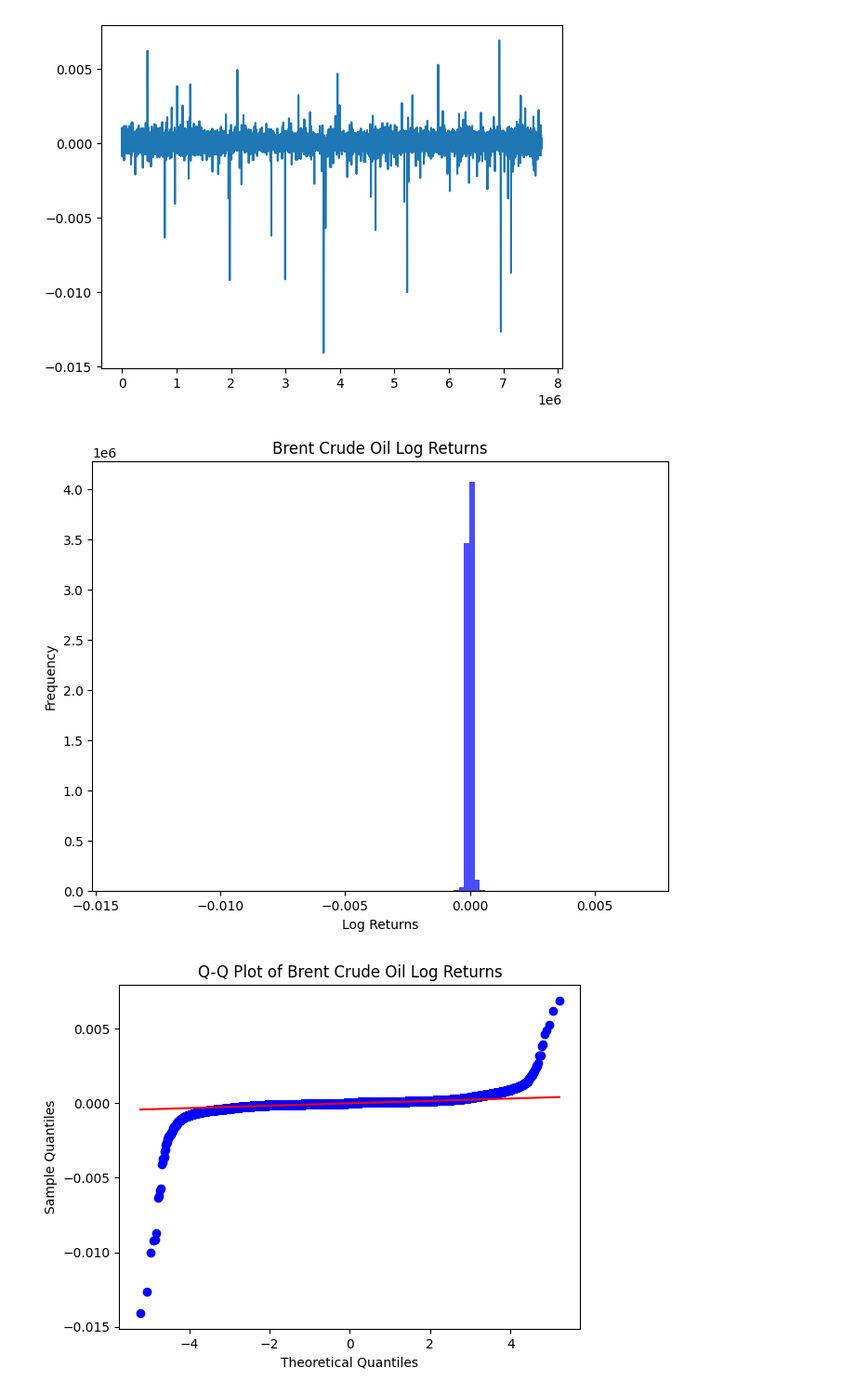
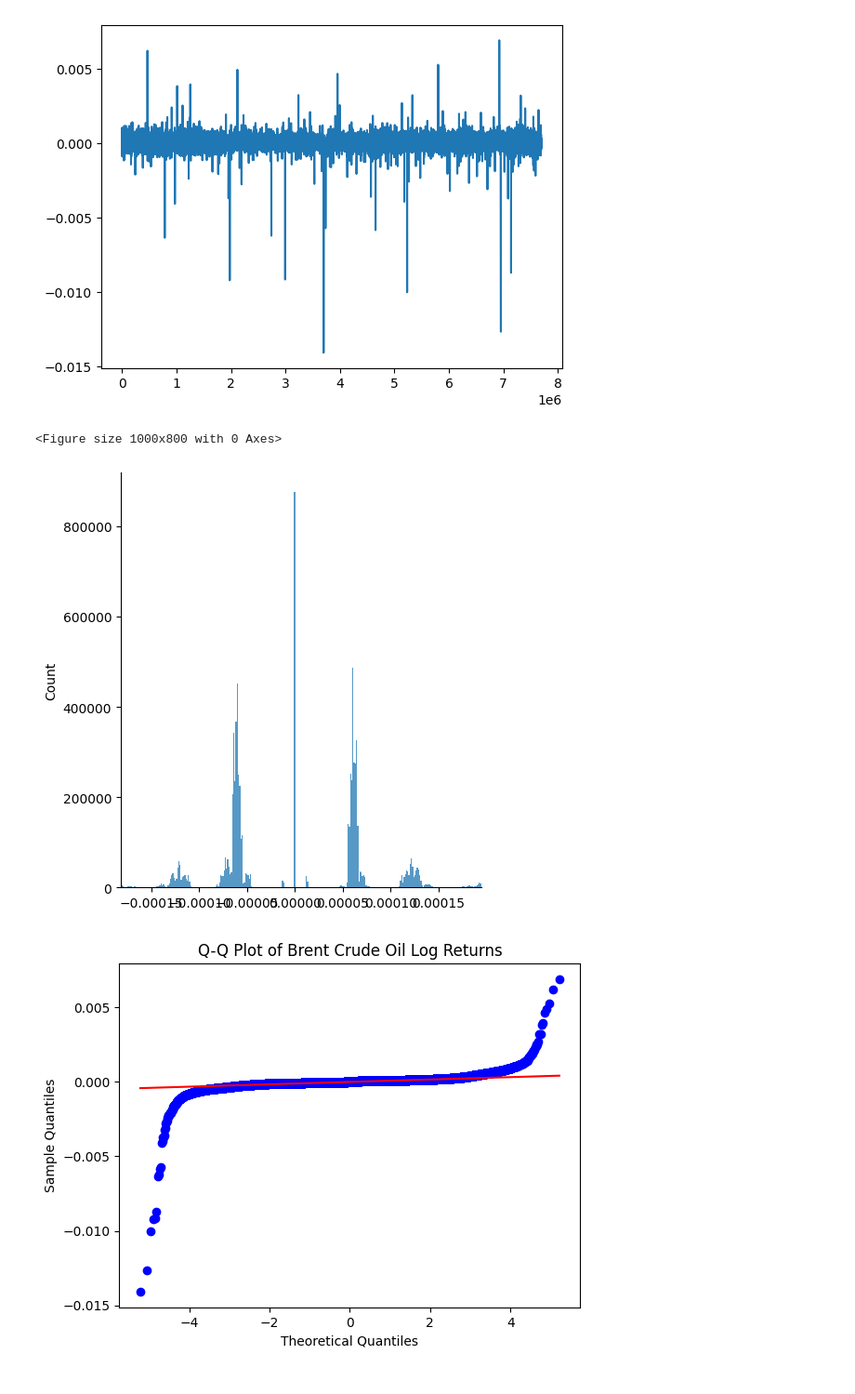
Before and after one commit to edoardoCame/Machine-Learning, a Jupyter notebook: Machine Learning Experiments/analyzing tick data.ipynb, the cells around one changed output. Shown at 93% size. Saved outputs shown, nothing was run; the diff lists cells and outputs as text; code cells hidden in the pictures.

```diff
--- a/Machine Learning Experiments/analyzing tick data.ipynb
+++ b/Machine Learning Experiments/analyzing tick data.ipynb
@@ -33,16 +33,19 @@ def CalculateRollingRealizedVolatility(returns):
 
 window = 60
 realized_volatility = CalculateRollingRealizedVolatility(bid_returns)
-# %%
-import matplotlib.pyplot as plt
-plt.figure(figsize=(8, 6))
-plt.hist(bid_returns, bins=100, color='blue', alpha=0.7)
-plt.title('Brent Crude Oil Log Returns')
-plt.xlabel('Log Returns')
-plt.ylabel('Frequency')
-plt.show()
-# %% [output]
-[figure, removed]
+# %%
+import seaborn as sns
+
+lower_quantile = np.nanquantile(bid_returns, 0.01)
+upper_quantile = np.nanquantile(bid_returns, 0.99)
+plt.figure(figsize=(10, 8))
+sns.displot(bid_returns)
+
+plt.xlim(left=lower_quantile, right=upper_quantile)
+plt.show()
+# %% [output]
+<Figure size 1000x800 with 0 Axes>
+[figure, added]
 # %%
 import matplotlib.pyplot as plt
 import scipy.stats as stats
```
